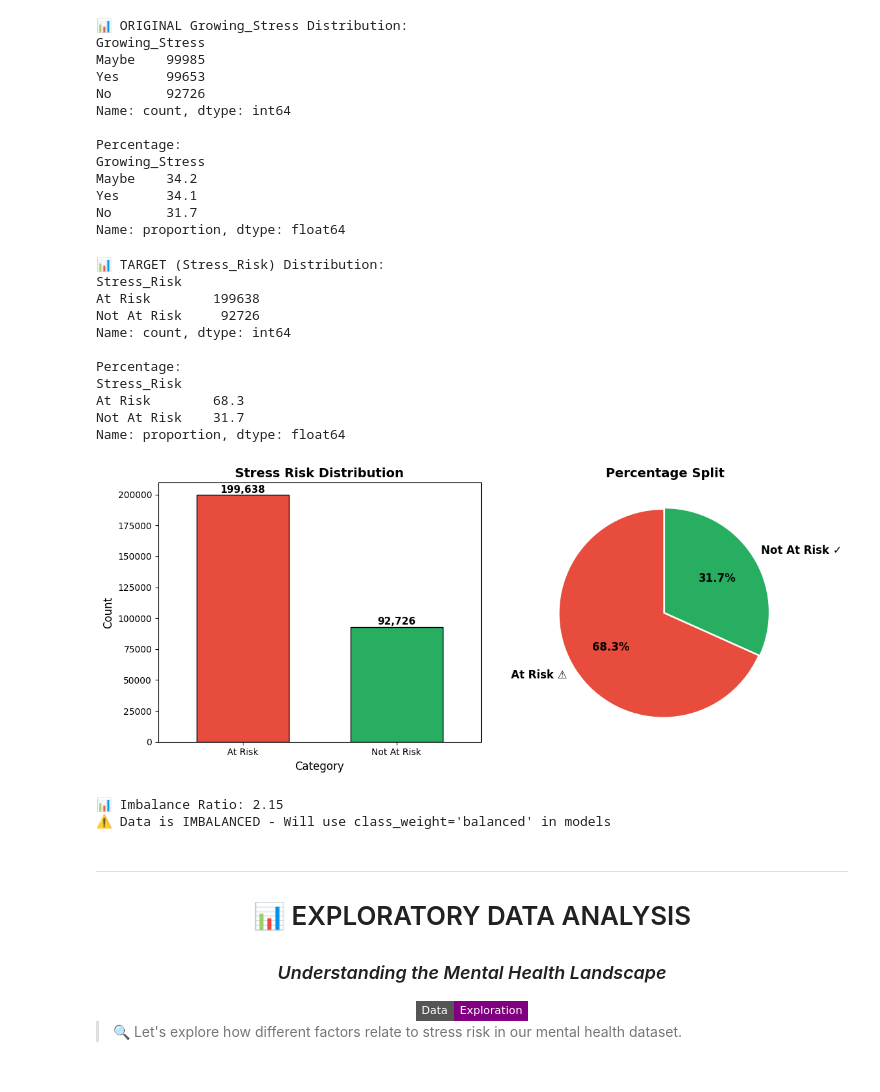
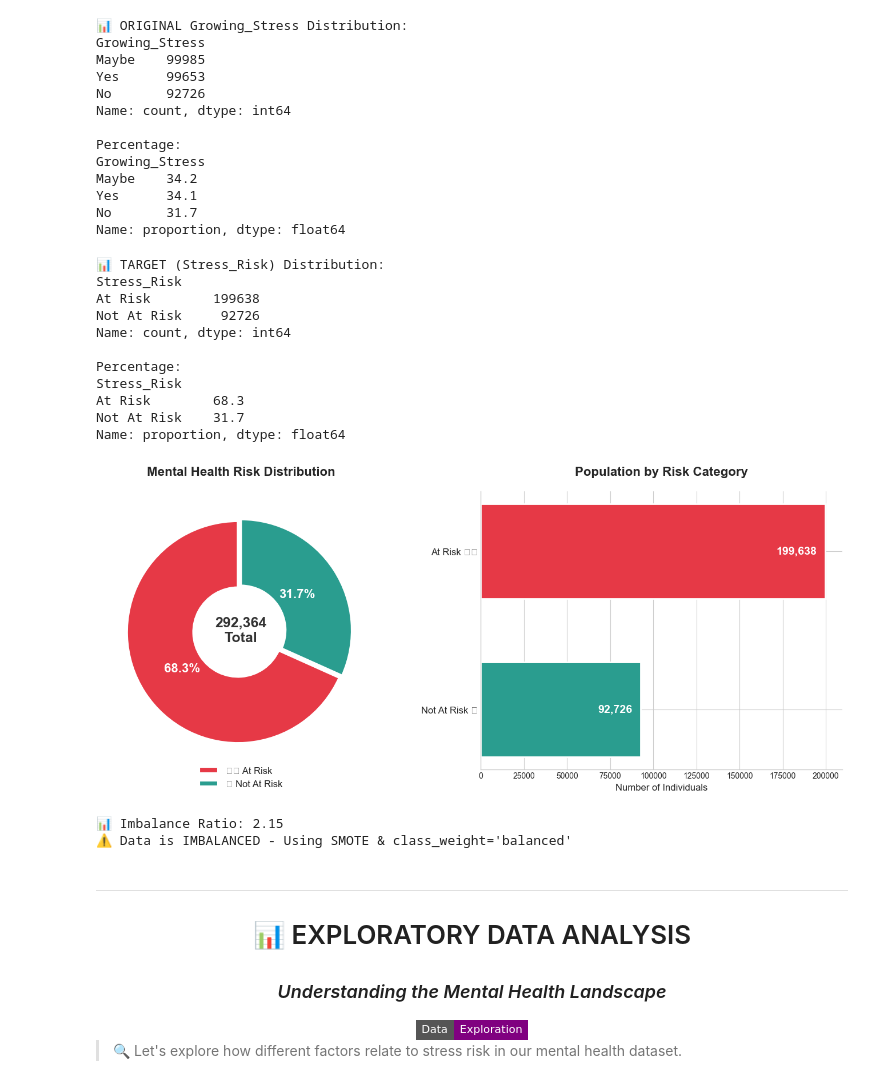
Before and after one commit to EstherAbik/Machine-Learning-Project, a Jupyter notebook: stress_prediction_notebook.ipynb, the cells around one changed output. Cells and saved outputs as stored; diff of their text form; code cells hidden in the pictures; badges without logos.

```diff
--- a/stress_prediction_notebook.ipynb
+++ b/stress_prediction_notebook.ipynb
@@ -161,55 +161,84 @@ df['Stress_Risk'] = df['Growing_Stress'].apply(
 
 print("📊 TARGET (Stress_Risk) Distribution:")
 print(df['Stress_Risk'].value_counts())
 print("\nPercentage:")
 print((df['Stress_Risk'].value_counts(normalize=True) * 100).round(1))
 
-# Visualize
-fig, axes = plt.subplots(1, 2, figsize=(12, 5))
+# COMPELLING VISUALIZATION - Professional Style
+plt.style.use('seaborn-v0_8-whitegrid')
+fig = plt.figure(figsize=(14, 6))
 
-# Bar chart
+# Custom colors - Mental Health Theme
+at_risk_color = '#E63946'  # Warm red
+not_at_risk_color = '#2A9D8F'  # Calming teal
+
 counts = df['Stress_Risk'].value_counts()
-colors = ['#e74c3c', '#27ae60']  # Red for At Risk, Green for Not At Risk
-counts.plot(kind='bar', color=colors, ax=axes[0], edgecolor='black', width=0.6)
-axes[0].set_title('Stress Risk Distribution', fontsize=14, fontweight='bold')
-axes[0].set_xlabel('Category', fontsize=12)
-axes[0].set_ylabel('Count', fontsize=12)
-axes[0].tick_params(axis='x', rotation=0)
-for i, v in enumerate(counts):
-    axes[0].text(i, v + 2000, f'{v:,}', ha='center', fontweight='bold', fontsize=11)
 
-# Pie chart
-axes[1].pie(counts, labels=['At Risk ⚠', 'Not At Risk ✓'], autopct='%1.1f%%',
-            colors=colors, startangle=90, explode=[0.02, 0],
-            textprops={'fontsize': 12, 'fontweight': 'bold'})
-axes[1].set_title('Percentage Split', fontsize=14, fontweight='bold')
+# Left: Donut Chart with center text
+ax1 = fig.add_subplot(1, 2, 1)
+wedges, texts, autotexts = ax1.pie(
+    counts,
+    labels=None,
+    autopct='%1.1f%%',
+    colors=[at_risk_color, not_at_risk_color],
+    startangle=90,
+    explode=[0.03, 0],
+    wedgeprops=dict(width=0.6, edgecolor='white', linewidth=3),
+    textprops={'fontsize': 16, 'fontweight': 'bold', 'color': 'white'}
+)
+# Center text
+ax1.text(0, 0, f'{len(df):,}\nTotal', ha='center', va='center',
+         fontsize=18, fontweight='bold', color='#333')
+ax1.legend(wedges, ['⚠️ At Risk', '✅ Not At Risk'],
+          loc='lower center', fontsize=12, frameon=False,
+          bbox_to_anchor=(0.5, -0.1))
+ax1.set_title('Mental Health Risk Distribution', fontsize=16, fontweight='bold', pad=20)
+
+# Right: Horizontal Bar with annotations
+ax2 = fig.add_subplot(1, 2, 2)
+bars = ax2.barh(['Not At Risk ✅', 'At Risk ⚠️'],
+                [counts['Not At Risk'], counts['At Risk']],
+                color=[not_at_risk_color, at_risk_color],
+                height=0.6, edgecolor='white', linewidth=2)
+
+# Add value labels inside bars
+for bar, val in zip(bars, [counts['Not At Risk'], counts['At Risk']]):
+    ax2.text(bar.get_width() - 5000, bar.get_y() + bar.get_height()/2,
+             f'{val:,}', ha='right', va='center', fontsize=14,
+             fontweight='bold', color='white')
+
+ax2.set_xlabel('Number of Individuals', fontsize=12)
+ax2.set_title('Population by Risk Category', fontsize=16, fontweight='bold', pad=20)
+ax2.spines['top'].set_visible(False)
+ax2.spines['right'].set_visible(False)
+ax2.tick_params(axis='y', labelsize=12)
 
 plt.tight_layout()
-plt.savefig('class_distribution.png', dpi=150, bbox_inches='tight')
+plt.savefig('class_distribution.png', dpi=200, bbox_inches='tight', facecolor='white')
 plt.show()
 
-# Check balance
+# Check balance with visual indicator
 ratio = counts.max() / counts.min()
 print(f"\n📊 Imbalance Ratio: {ratio:.2f}")
 if ratio > 1.5:
-    print("⚠️ Data is IMBALANCED - Will use class_weight='balanced' in models")
+    print("⚠️ Data is IMBALANCED - Using SMOTE & class_weight='balanced'")
 else:
     print("✅ Data is BALANCED")
 # %% [output]
 📊 TARGET (Stress_Risk) Distribution:
 Stress_Risk
 At Risk        199638
 Not At Risk     92726
 Name: count, dtype: int64
 
 Percentage:
 Stress_Risk
 At Risk        68.3
 Not At Risk    31.7
 Name: proportion, dtype: float64
-[figure, old version]
+[figure, new version]
 📊 Imbalance Ratio: 2.15
-⚠️ Data is IMBALANCED - Will use class_weight='balanced' in models
+⚠️ Data is IMBALANCED - Using SMOTE & class_weight='balanced'
 # %% [markdown]
 <div align="center">
 
```
Also changed, not shown: parts of 7 cells of this notebook, 3 other files.
